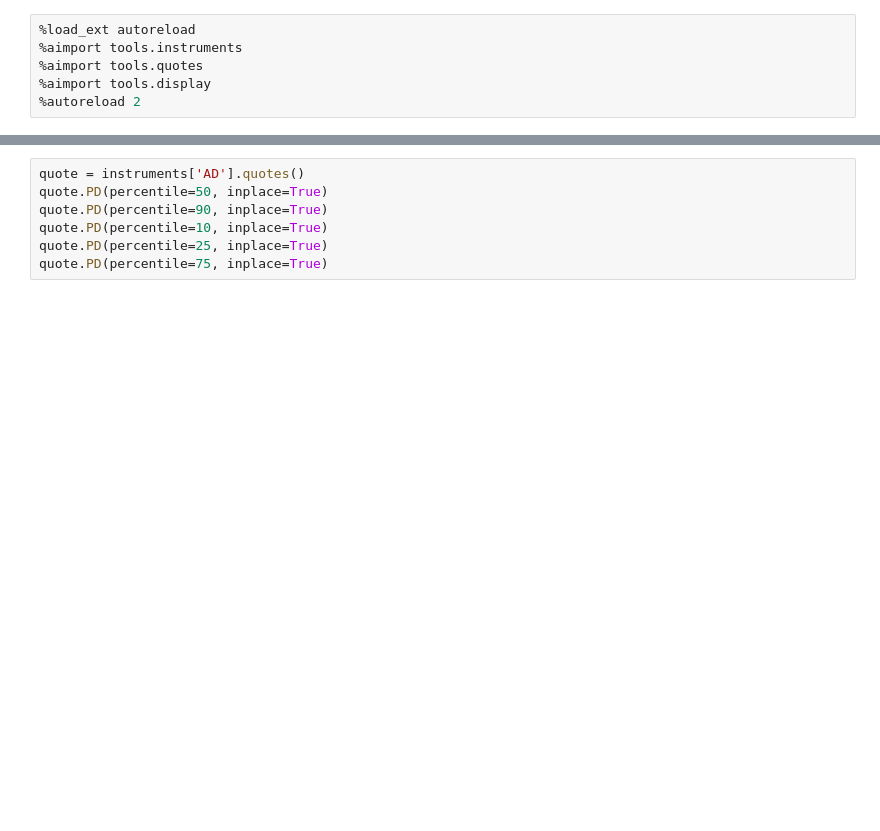
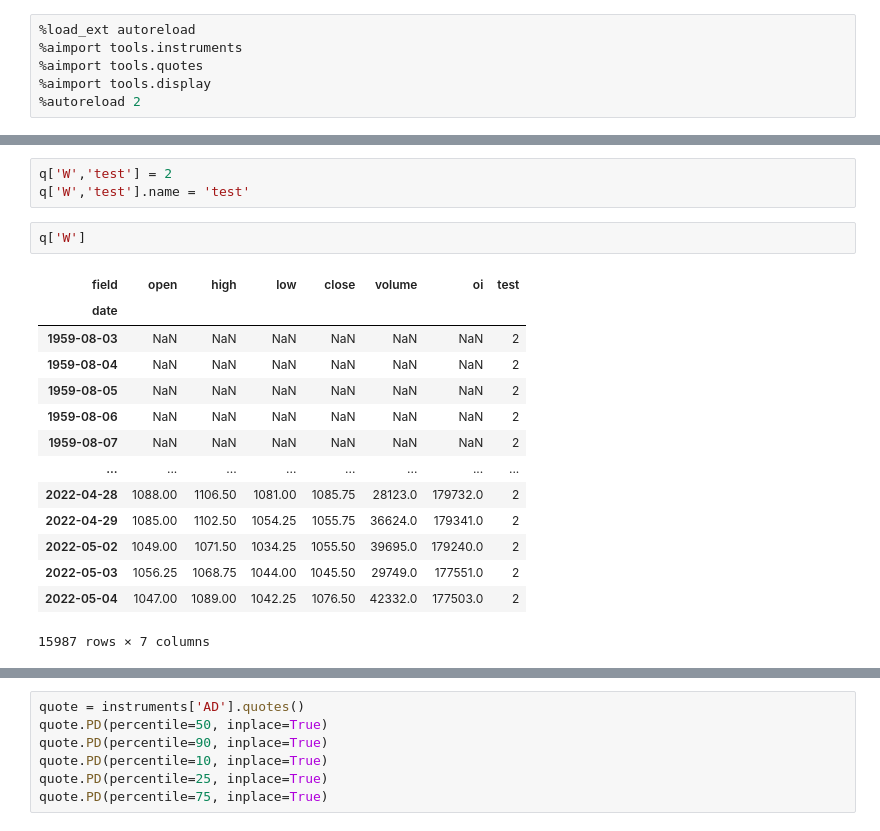
Before and after one commit to zipu/Trading, a Jupyter notebook: test.ipynb, the cells around one changed output, grey strips where cells are left out. Drawn from its saved outputs; the diff is of its cells as text; blank space fills up the shorter version.

```diff
--- a/test.ipynb
+++ b/test.ipynb
@@ -13,0 +67,20 @@ from tools.display import highchart
+# %%
+q['W','test'] = 2
+q['W','test'].name = 'test'
+# %%
+q['W']
+# %% [output]
+| field | open | high | low | close | volume | oi | test |
+| date |  |  |  |  |  |  |  |
+| 1959-08-03 | NaN | NaN | NaN | NaN | NaN | NaN | 2 |
+| 1959-08-04 | NaN | NaN | NaN | NaN | NaN | NaN | 2 |
+| 1959-08-05 | NaN | NaN | NaN | NaN | NaN | NaN | 2 |
+| 1959-08-06 | NaN | NaN | NaN | NaN | NaN | NaN | 2 |
+| 1959-08-07 | NaN | NaN | NaN | NaN | NaN | NaN | 2 |
+| ... | ... | ... | ... | ... | ... | ... | ... |
+| 2022-04-28 | 1088.00 | 1106.50 | 1081.00 | 1085.75 | 28123.0 | 179732.0 | 2 |
+| 2022-04-29 | 1085.00 | 1102.50 | 1054.25 | 1055.75 | 36624.0 | 179341.0 | 2 |
+| 2022-05-02 | 1049.00 | 1071.50 | 1034.25 | 1055.50 | 39695.0 | 179240.0 | 2 |
+| 2022-05-03 | 1056.25 | 1068.75 | 1044.00 | 1045.50 | 29749.0 | 177551.0 | 2 |
+| 2022-05-04 | 1047.00 | 1089.00 | 1042.25 | 1076.50 | 42332.0 | 177503.0 | 2 |
+15987 rows × 7 columns
```
Also changed, not shown: parts of 17 cells of this notebook, 7 other files.
